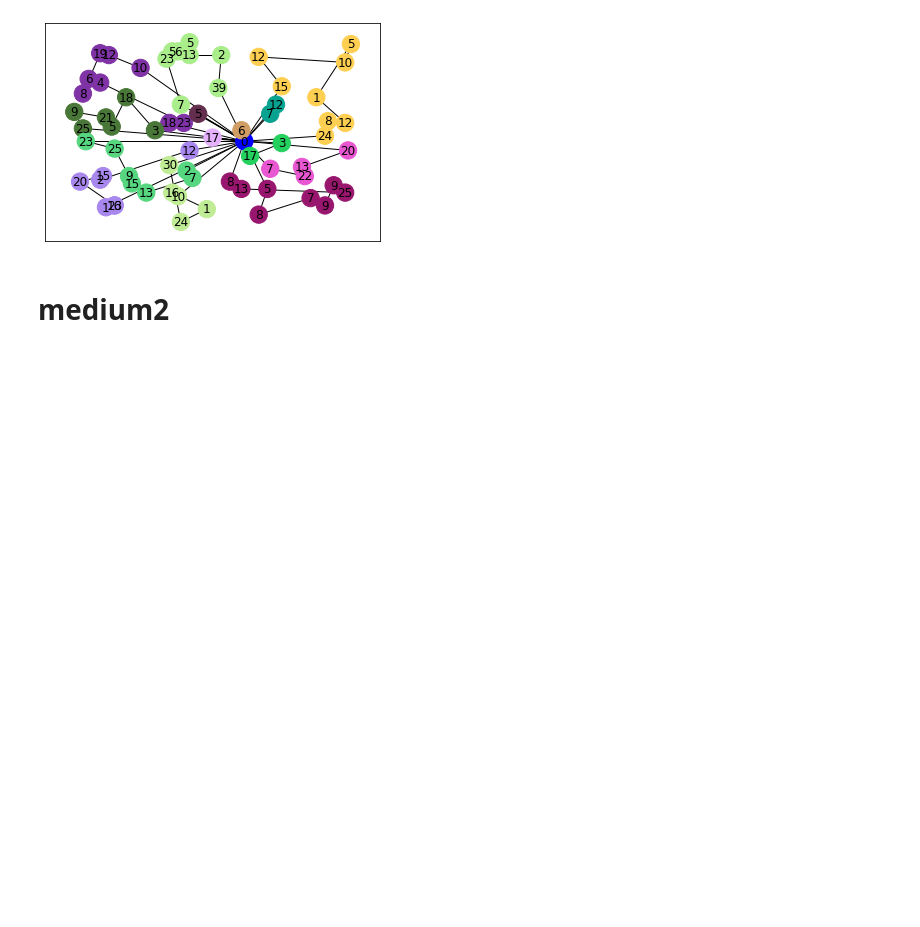
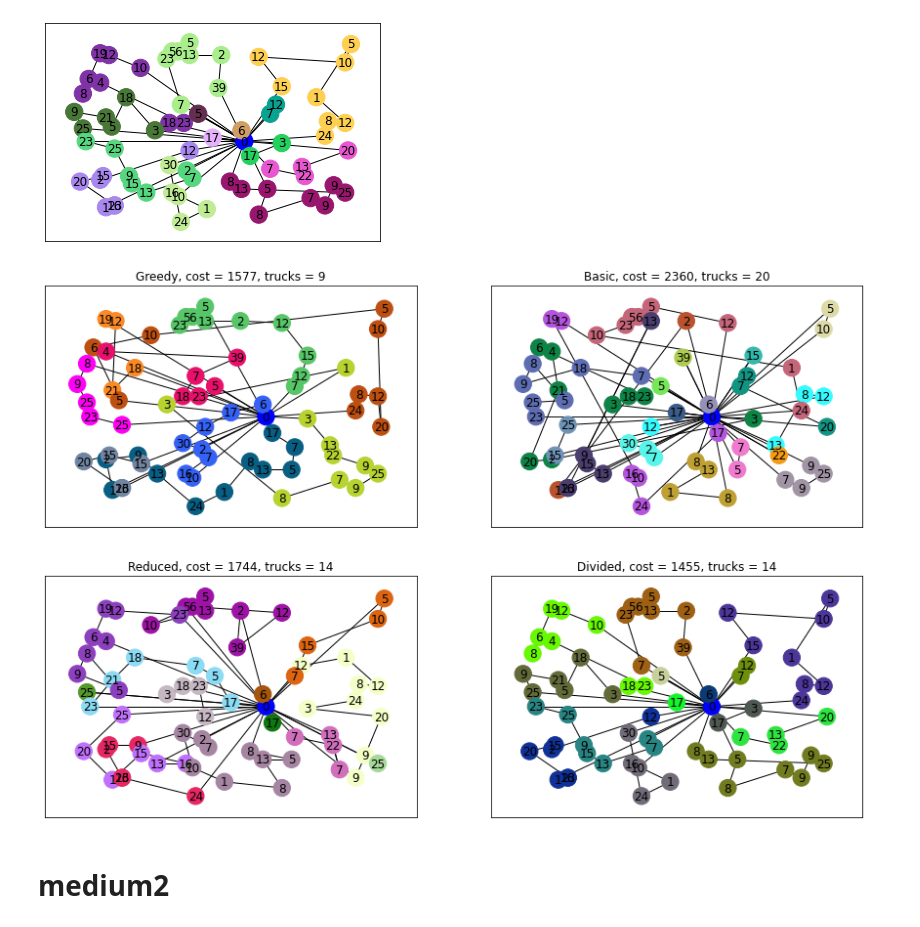
Before and after one commit to PrzeChoj/MSI2, a Jupyter notebook: project1/src/JupyterNotebooks/CaseStudy.ipynb, the cells around one changed output. Cells and saved outputs as stored; diff of their text form; code cells hidden in the pictures; blank space fills up the shorter version.

```diff
--- a/project1/src/JupyterNotebooks/CaseStudy.ipynb
+++ b/project1/src/JupyterNotebooks/CaseStudy.ipynb
@@ -287,6 +297,11 @@ Time for optimization has passed on 495th iteration
 
 Optimization with Divided: iterations = 421, cost = 1454.770, trucks = 14
 [figure]
+# %%
+plot_4_solutions(greedy_m1, antColony_basic_m1, antColony_reduced_m1, antColony_divided_m1,
+                 labels=True, save_file="medium1.png")
+# %% [output]
+[figure, added]
 # %% [markdown]
 # medium2
 # %%
```
Also changed, not shown: parts of 5 cells of this notebook, 7 other files.
